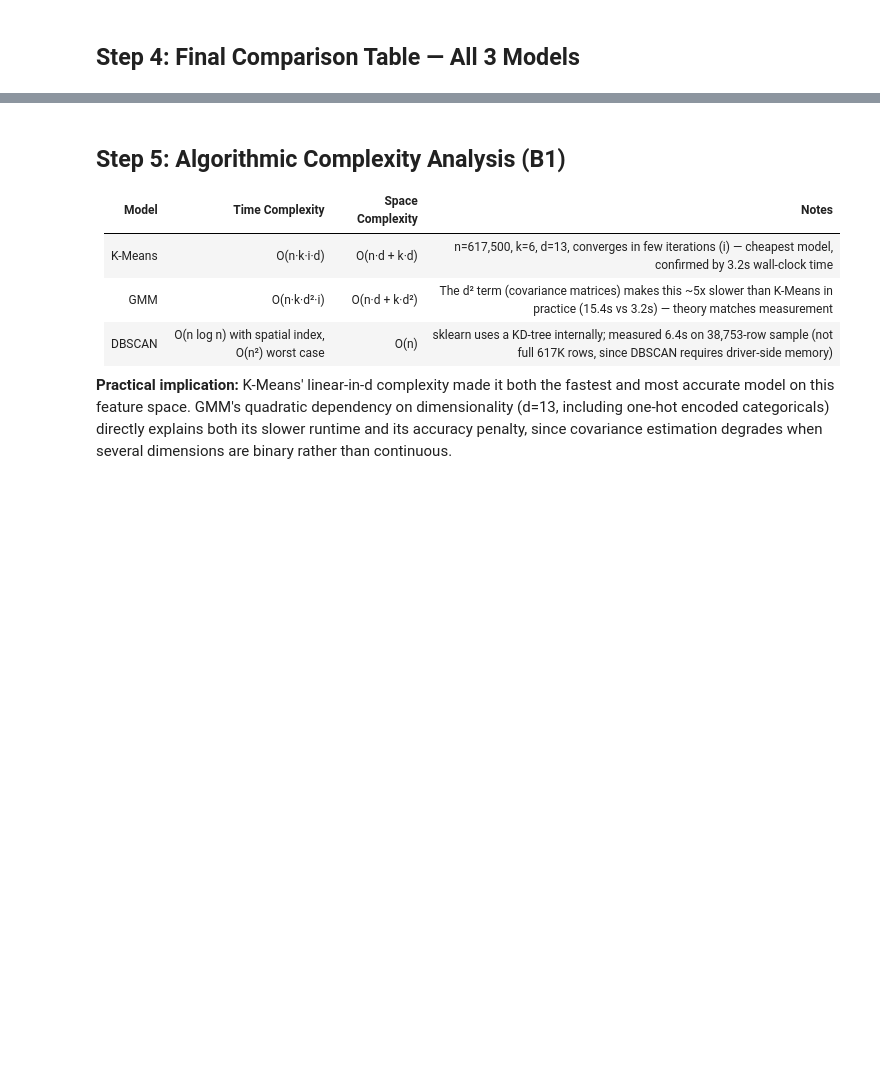
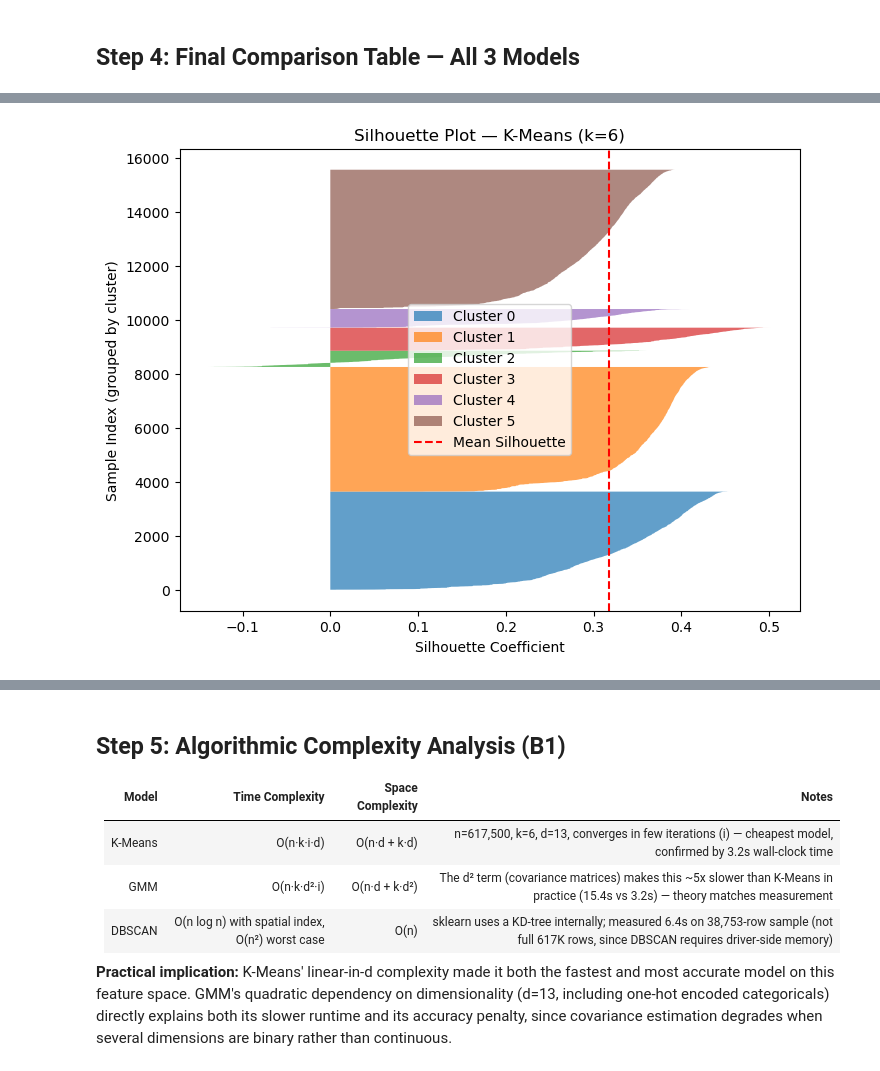
Before and after one commit to Aayush-cod/smartcity-bus-clustering, a Jupyter notebook: notebooks/07_evaluation.ipynb, the cells around one changed output, grey strips where cells are left out. Cells and saved outputs as stored; diff of their text form; code cells hidden in the pictures; blank space fills up the shorter version.

```diff
--- a/notebooks/07_evaluation.ipynb
+++ b/notebooks/07_evaluation.ipynb
@@ -153,0 +199,20 @@ Gaussian Mixture Model                                         k=5            0.
+# %%
+## Step 4d: Silhouette Plot (Per-Sample, Sorted by Cluster)
+from sklearn.metrics import silhouette_samples
+
+sil_values = silhouette_samples(X_eval, eval_labels)
+plt.figure(figsize=(8,6))
+y_lower = 0
+for i in sorted(eval_labels.unique()):
+    cluster_sil = np.sort(sil_values[eval_labels == i])
+    y_upper = y_lower + len(cluster_sil)
+    plt.fill_betweenx(np.arange(y_lower, y_upper), 0, cluster_sil, alpha=0.7, label=f"Cluster {i}")
+    y_lower = y_upper
+plt.axvline(x=np.mean(sil_values), color="red", linestyle="--", label="Mean Silhouette")
+plt.xlabel("Silhouette Coefficient")
+plt.ylabel("Sample Index (grouped by cluster)")
+plt.title("Silhouette Plot — K-Means (k=6)")
+plt.legend()
+plt.show()
+# %% [output]
+[figure, added]
```
Also changed, not shown: parts of 8 cells of this notebook, 20 other files.
